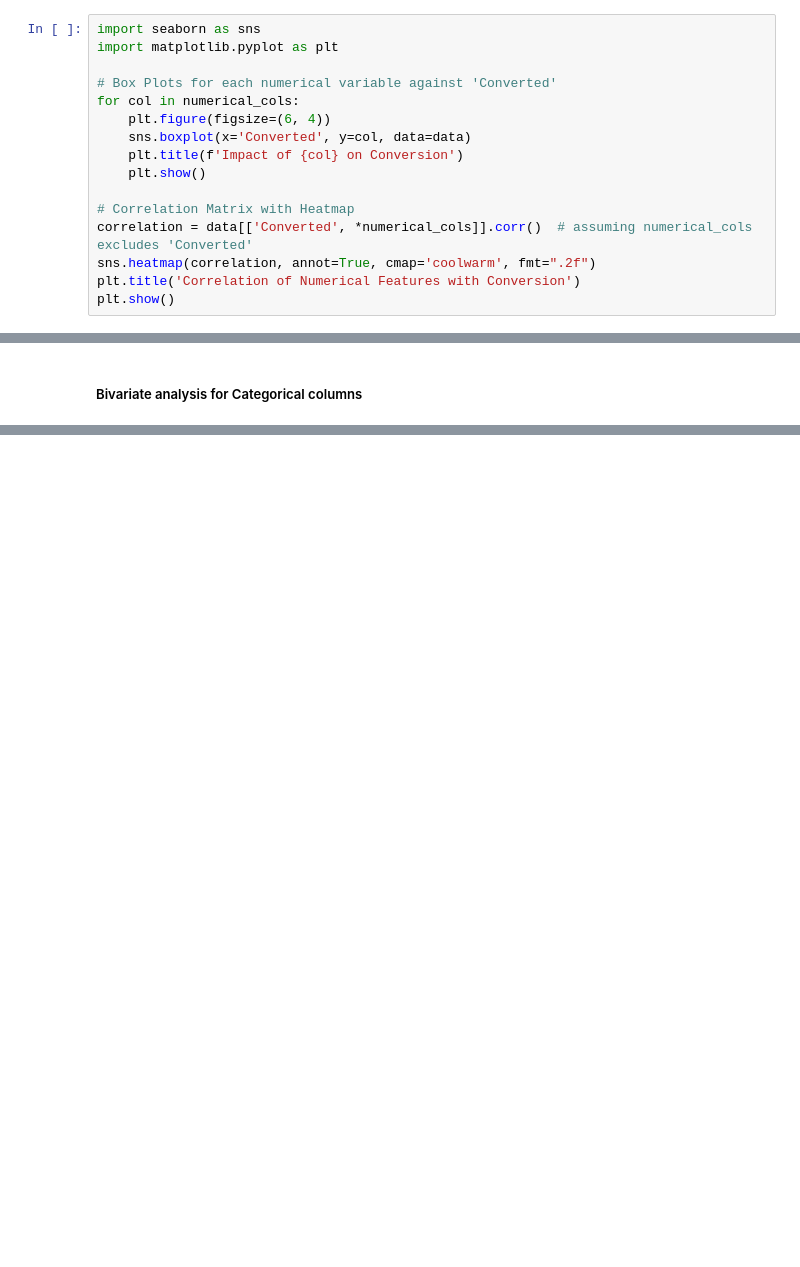
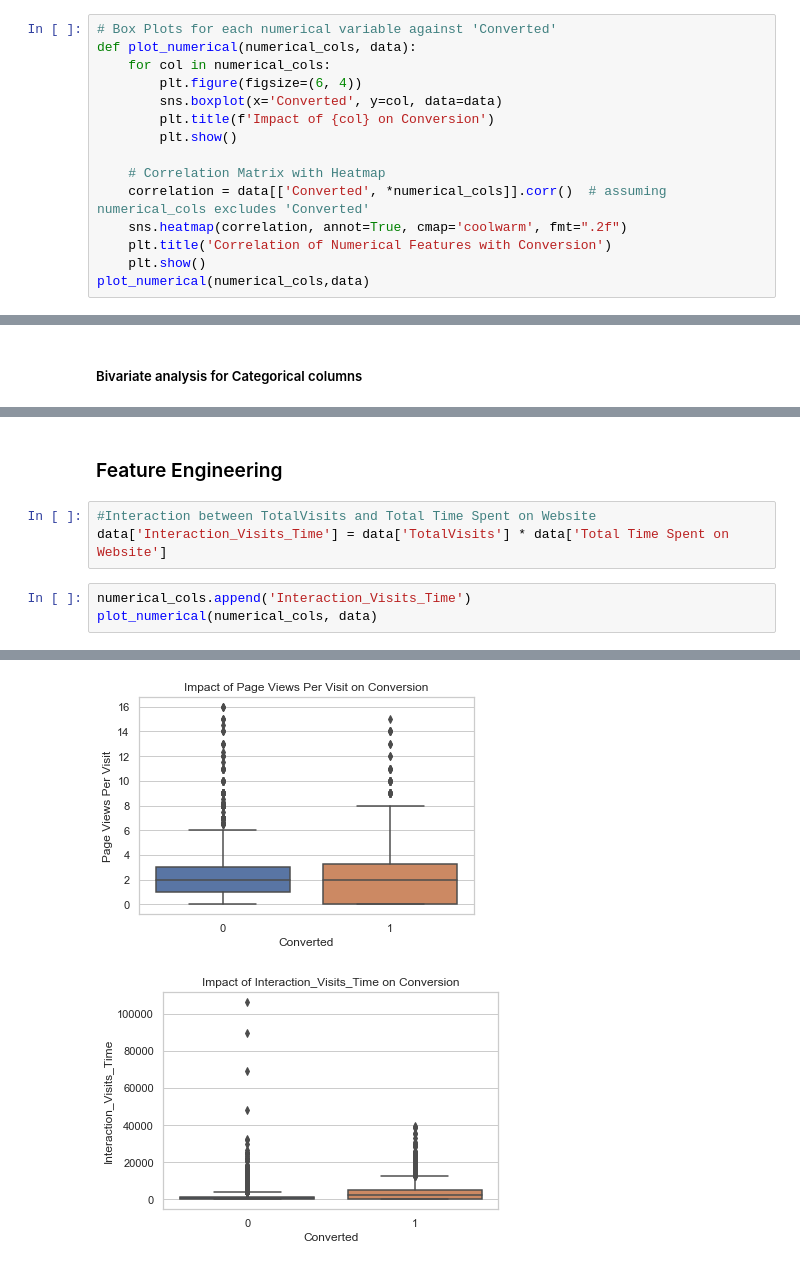
Before and after one commit to suchindran8/Lead-Scoring-Assignment, a Jupyter notebook: Lead Scoring Assignment Solution.ipynb, the cells around one changed output, grey strips where cells are left out. Cells and saved outputs as stored; diff of their text form; blank space fills up the shorter version.

Commit message:
Update with Linear Analysis
Updated with Univariate and Bivariate Analysis... Commencing Feature Engineering
Updated issues with the earlier code and repeated call of libraries

```diff
--- a/Lead Scoring Assignment Solution.ipynb
+++ b/Lead Scoring Assignment Solution.ipynb
@@ -425,21 +426,20 @@ categorical_cols = [col for col in data.columns if data[col].dtype == 'object' a
 # %% [markdown]
 ##### Bivariate analysis for numerical columns
 # %%
-import seaborn as sns
-import matplotlib.pyplot as plt
+# Box Plots for each numerical variable against 'Converted'
+def plot_numerical(numerical_cols, data):
+    for col in numerical_cols:
+        plt.figure(figsize=(6, 4))
+        sns.boxplot(x='Converted', y=col, data=data)
+        plt.title(f'Impact of {col} on Conversion')
+        plt.show()
 
-# Box Plots for each numerical variable against 'Converted'
-for col in numerical_cols:
-    plt.figure(figsize=(6, 4))
-    sns.boxplot(x='Converted', y=col, data=data)
-    plt.title(f'Impact of {col} on Conversion')
+    # Correlation Matrix with Heatmap
+    correlation = data[['Converted', *numerical_cols]].corr()  # assuming numerical_cols excludes 'Converted'
+    sns.heatmap(correlation, annot=True, cmap='coolwarm', fmt=".2f")
+    plt.title('Correlation of Numerical Features with Conversion')
     plt.show()
-
-# Correlation Matrix with Heatmap
-correlation = data[['Converted', *numerical_cols]].corr()  # assuming numerical_cols excludes 'Converted'
-sns.heatmap(correlation, annot=True, cmap='coolwarm', fmt=".2f")
-plt.title('Correlation of Numerical Features with Conversion')
-plt.show()
+plot_numerical(numerical_cols,data)
 # %% [output]
 [figure]
 [figure]
@@ -476,0 +497,9 @@ for col in categorical_cols:
+# %% [markdown]
+### Feature Engineering
+# %%
+#Interaction between TotalVisits and Total Time Spent on Website
+data['Interaction_Visits_Time'] = data['TotalVisits'] * data['Total Time Spent on Website']
+# %%
+numerical_cols.append('Interaction_Visits_Time')
+plot_numerical(numerical_cols, data)
+# %% [output]
@@ -476,0 +508,2 @@ for col in categorical_cols:
+[figure, added]
+[figure, added]
```
Also changed, not shown: parts of 8 cells of this notebook.
